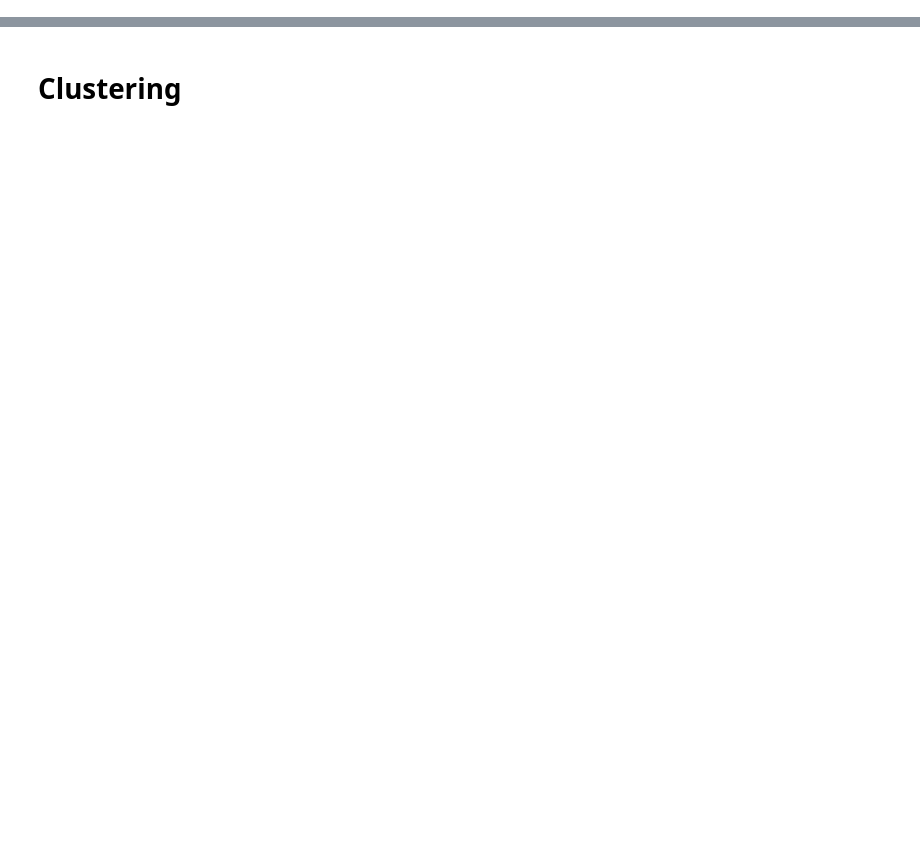
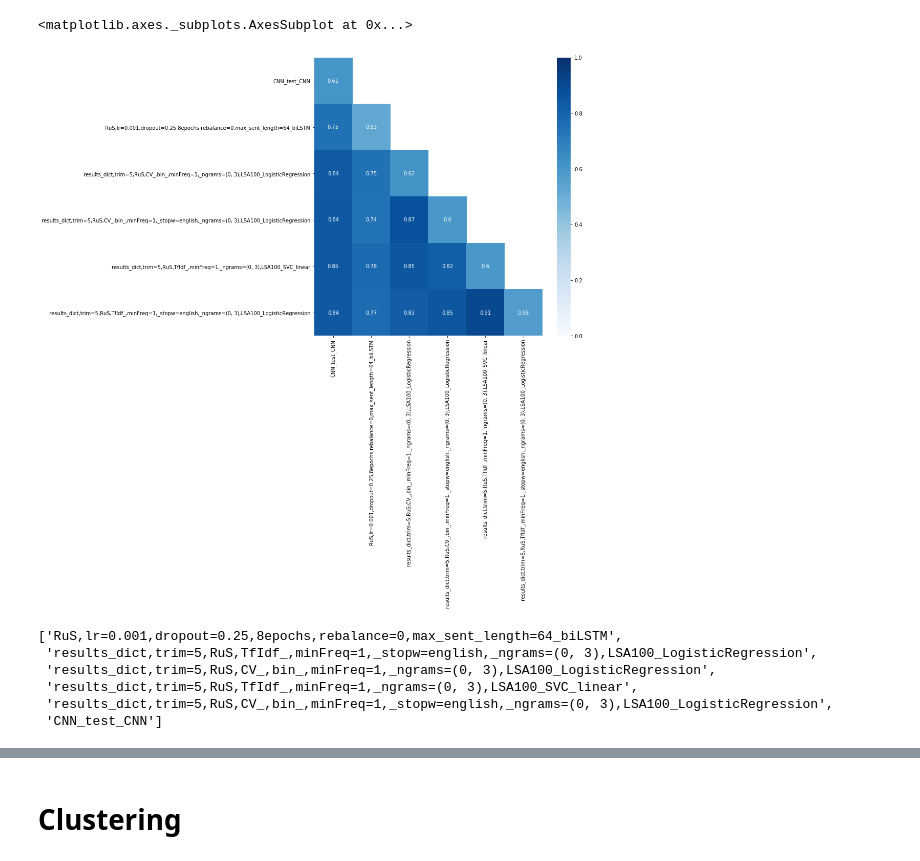
Before and after one commit to littlewine/snorkel-ml, a Jupyter notebook: my-code/classifier selection.ipynb, the cells around one changed output, grey strips where cells are left out. Cells and saved outputs as stored; diff of their text form; code cells hidden in the pictures; blank space fills up the shorter version.

```diff
--- a/my-code/classifier selection.ipynb
+++ b/my-code/classifier selection.ipynb
@@ -41,0 +88,5 @@ ml_models
+# %%
+diversity_heatmap(results_dict, metric=accuracy_score,diagonal_key='f1+')
+# %% [output]
+<matplotlib.axes._subplots.AxesSubplot at 0x...>
+[figure, added]
@@ -41,0 +95,9 @@ ml_models
+# %%
+results_dict.keys()
+# %% [output]
+['RuS,lr=0.001,dropout=0.25,8epochs,rebalance=0,max_sent_length=64_biLSTM',
+ 'results_dict,trim=5,RuS,TfIdf_,minFreq=1,_stopw=english,_ngrams=(0, 3),LSA100_LogisticRegression',
+ 'results_dict,trim=5,RuS,CV_,bin_,minFreq=1,_ngrams=(0, 3),LSA100_LogisticRegression',
+ 'results_dict,trim=5,RuS,TfIdf_,minFreq=1,_ngrams=(0, 3),LSA100_SVC_linear',
+ 'results_dict,trim=5,RuS,CV_,bin_,minFreq=1,_stopw=english,_ngrams=(0, 3),LSA100_LogisticRegression',
+ 'CNN_test_CNN']
```
Also changed, not shown: parts of 20 cells of this notebook, 2 other files.
